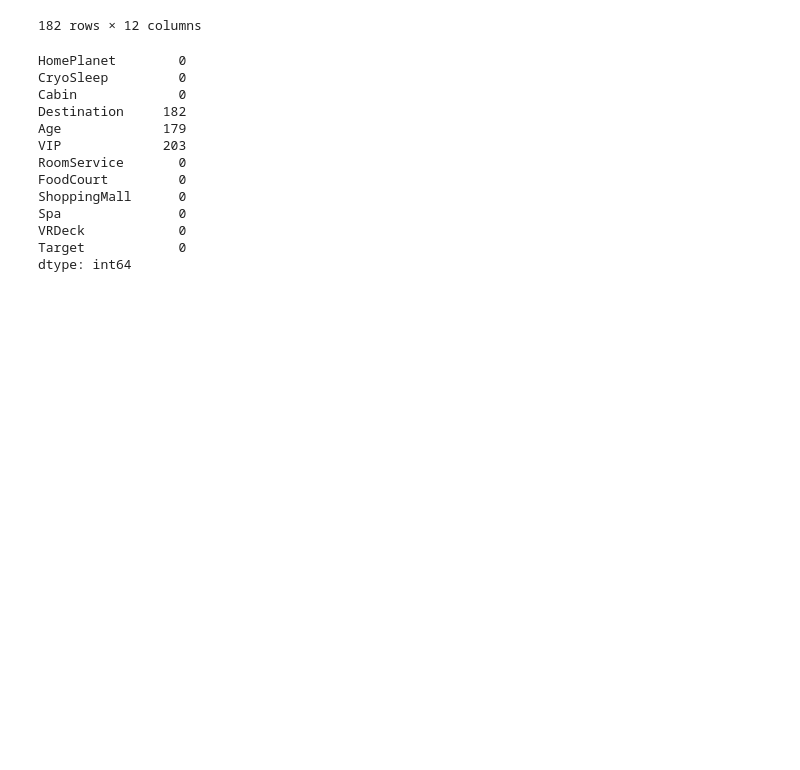
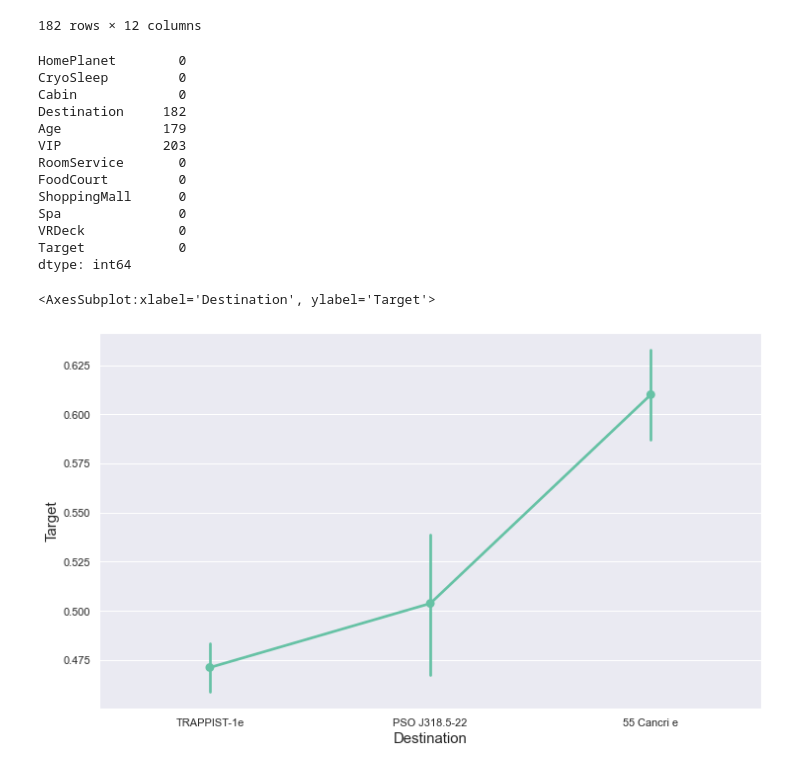
Before and after one commit to enricogoerlitz/ML-Models, a Jupyter notebook: Machine Learning Projects/01_Kaggle_Data_Projects_And_Competitions/04_Spaceship_Titanic/notebooks/01_data_eda.ipynb, the cells around one changed output. Drawn from its saved outputs; the diff is of its cells as text; code cells hidden in the pictures; blank space fills up the shorter version.

```diff
--- a/Machine Learning Projects/01_Kaggle_Data_Projects_And_Competitions/04_Spaceship_Titanic/notebooks/01_data_eda.ipynb
+++ b/Machine Learning Projects/01_Kaggle_Data_Projects_And_Competitions/04_Spaceship_Titanic/notebooks/01_data_eda.ipynb
@@ -745,3 +746,8 @@ Spa               0
 VRDeck            0
 Target            0
 dtype: int64
+# %%
+sns.pointplot(x=DESTINATION, y=TARGET, data=df)
+# %% [output]
+<AxesSubplot:xlabel='Destination', ylabel='Target'>
+[figure, added]
```
Also changed, not shown: parts of 33 cells of this notebook, 8 other files.
